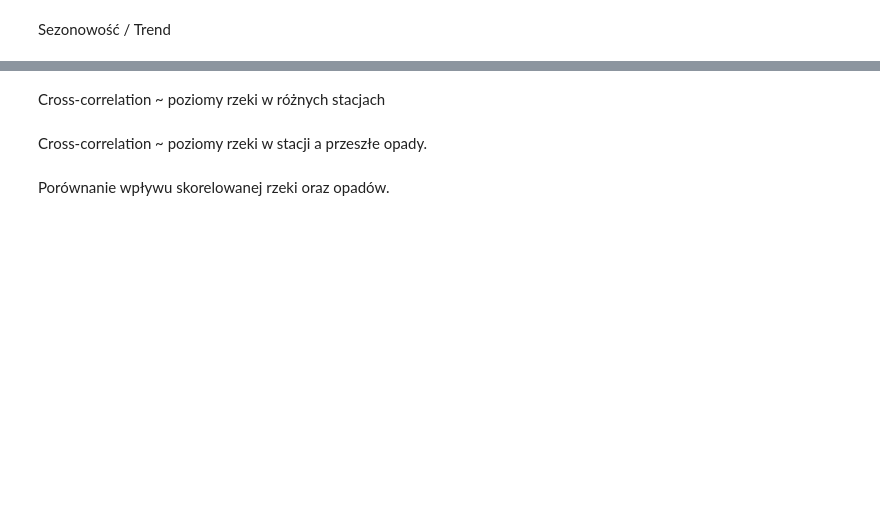
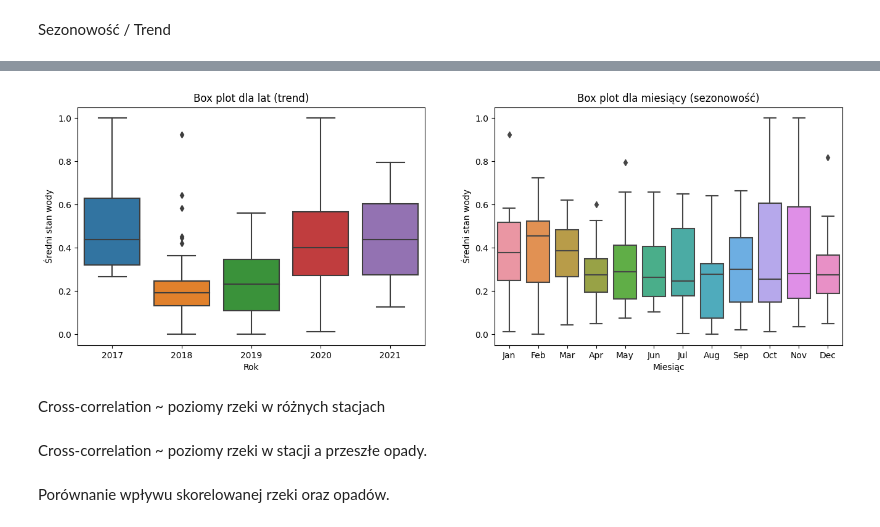
Before and after one commit to it4datascience/CuValley-Batmaja, a Jupyter notebook: expl_data_analysis/EDA.ipynb, the cells around one changed output, grey strips where cells are left out. Drawn from its saved outputs; the diff is of its cells as text; code cells hidden in the pictures; blank space fills up the shorter version.

```diff
--- a/expl_data_analysis/EDA.ipynb
+++ b/expl_data_analysis/EDA.ipynb
@@ -124,2 +212,12 @@ How the river level changes in the following years.
 # %% [markdown]
 Sezonowość / Trend
+# %%
+dataset_years_monthly_normalized_combined = dataset_years_monthly_normalized.copy()
+dataset_years_monthly_normalized_combined.set_index(['Rok', 'Miesiąc'], inplace=True)
+dataset_years_monthly_normalized_combined = dataset_years_monthly_normalized_combined[
+                                                        dataset_years_monthly_normalized.filter(regex=("Stan wody")).columns]
+dataset_years_monthly_normalized_combined = dataset_years_monthly_normalized_combined.stack().to_frame()
+dataset_years_monthly_normalized_combined.rename({0: 'Średni stan wody'}, axis=1, inplace=True)
+dataset_years_monthly_normalized_combined.reset_index(inplace=True)
+
+dataset_years_monthly_normalized_combined
@@ -126,3 +238,21 @@ Sezonowość / Trend
+# %%
+fig, axes = plt.subplots(1, 2, figsize=(16, 5), dpi=100)
+
+sns.boxplot(x='Rok', y='Średni stan wody', data=dataset_years_monthly_normalized_combined, ax=axes[0]).set(
+    xlabel='Rok',
+    ylabel='Średni stan wody'
+)
+axes[0].set_title('Box plot dla lat (trend)')
+
+sns.boxplot(x='Miesiąc', y='Średni stan wody', data=dataset_years_monthly_normalized_combined, ax=axes[1]).set(
+    xlabel='Miesiąc',
+    ylabel='Średni stan wody'
+)
+axes[1].set_title('Box plot dla miesiący (sezonowość)')
+
+plt.show()
+# %% [output]
+[figure, added]
 # %% [markdown]
 Cross-correlation ~ poziomy rzeki w różnych stacjach
 # %% [markdown]
```
Also changed, not shown: parts of 15 cells of this notebook.
